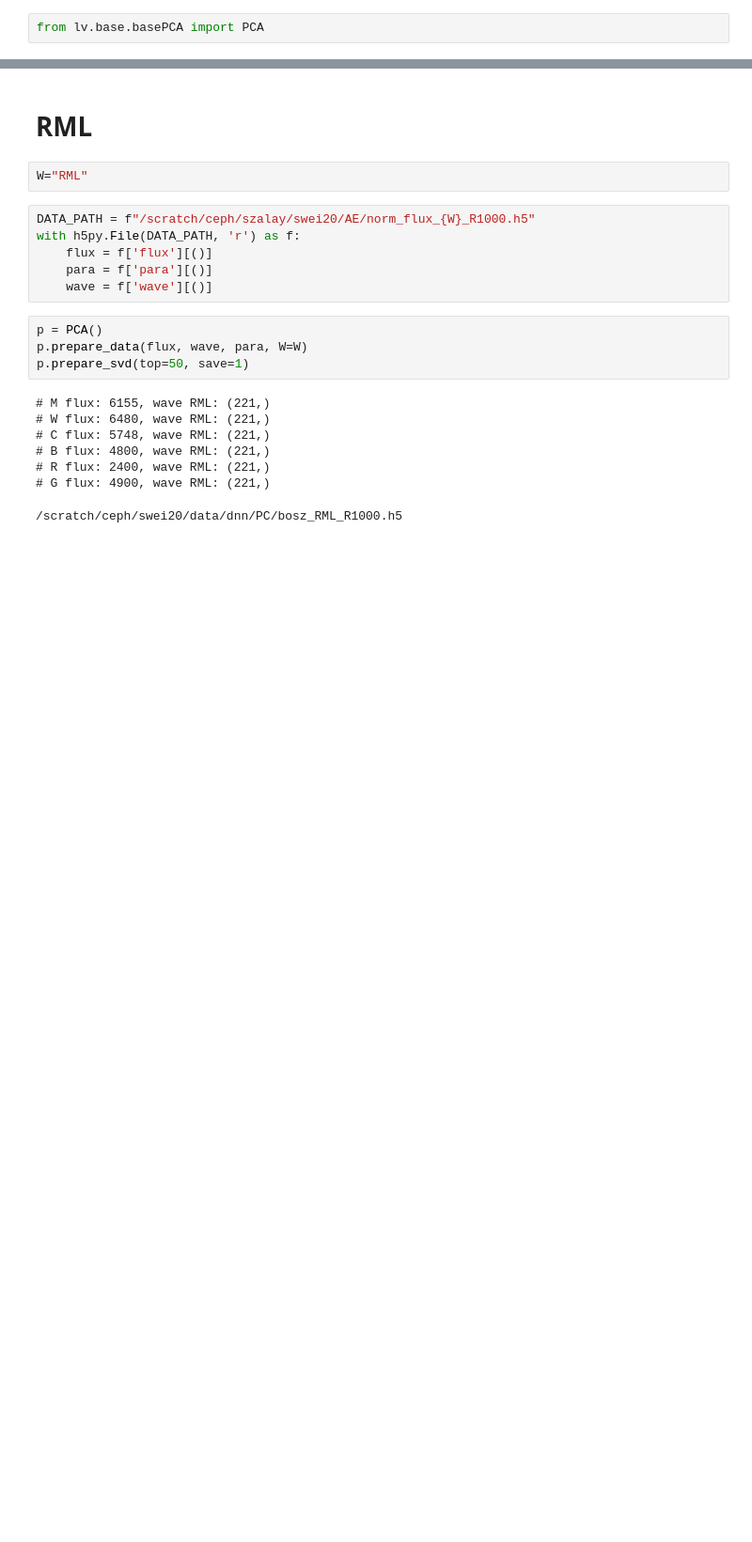
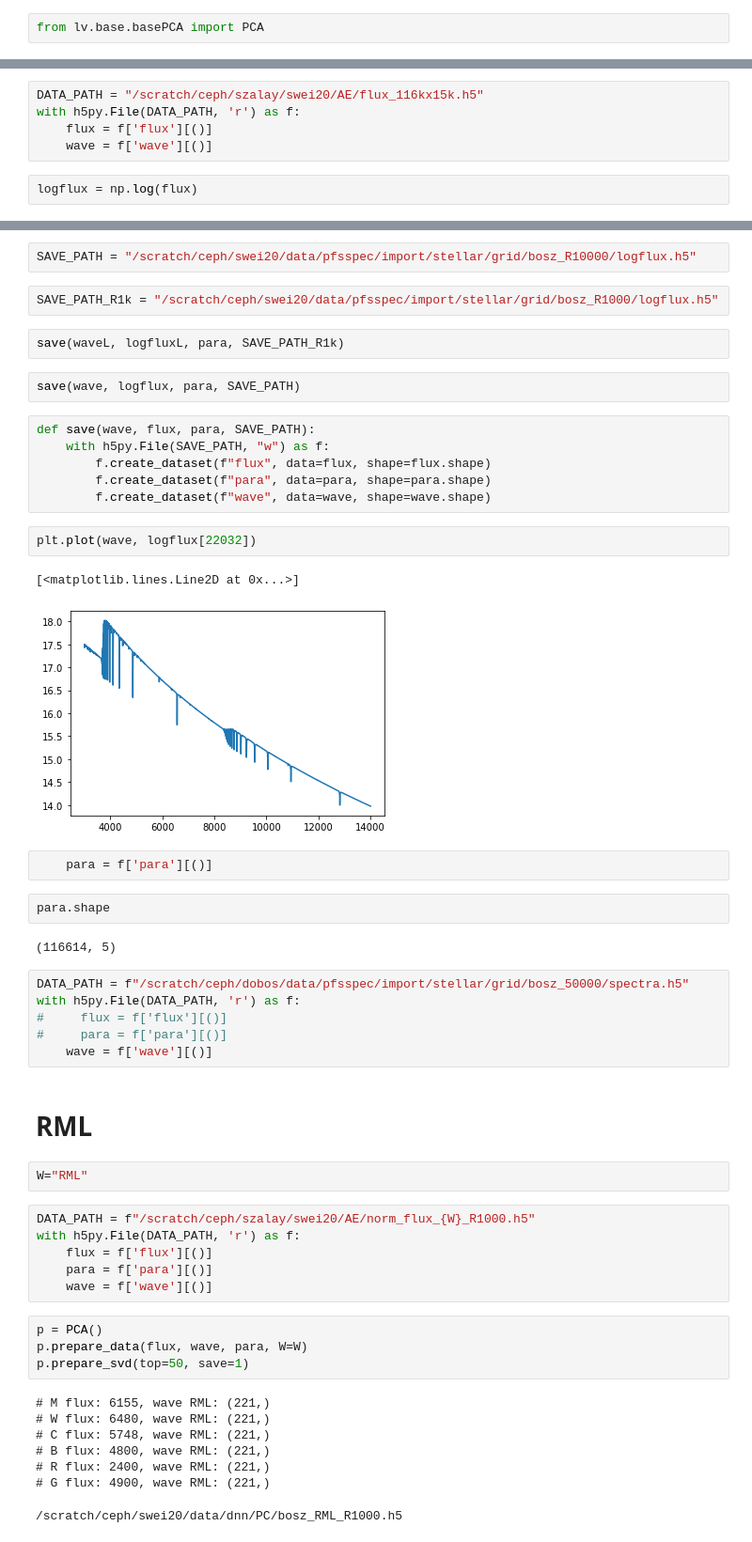
Before and after one commit to ViskaWei/LV, a Jupyter notebook: nb/RMLL_PCA.ipynb, the cells around one changed output, grey strips where cells are left out. Shown at 94% size. Saved outputs shown, nothing was run; the diff lists cells and outputs as text; blank space fills up the shorter version.

```diff
--- a/nb/RMLL_PCA.ipynb
+++ b/nb/RMLL_PCA.ipynb
@@ -21,0 +31,7 @@ from lv.base.basePCA import PCA
+# %%
+DATA_PATH = "/scratch/ceph/szalay/swei20/AE/flux_116kx15k.h5"
+with h5py.File(DATA_PATH, 'r') as f:
+    flux = f['flux'][()]
+    wave = f['wave'][()]
+# %%
+logflux = np.log(flux)
@@ -22,3 +54,34 @@ from lv.base.basePCA import PCA
+# %%
+SAVE_PATH = "/scratch/ceph/swei20/data/pfsspec/import/stellar/grid/bosz_R10000/logflux.h5"
+# %%
+SAVE_PATH_R1k = "/scratch/ceph/swei20/data/pfsspec/import/stellar/grid/bosz_R1000/logflux.h5"
+# %%
+save(waveL, logfluxL, para, SAVE_PATH_R1k)
+# %%
+save(wave, logflux, para, SAVE_PATH)
+# %%
+def save(wave, flux, para, SAVE_PATH):
+    with h5py.File(SAVE_PATH, "w") as f:
+        f.create_dataset(f"flux", data=flux, shape=flux.shape)
+        f.create_dataset(f"para", data=para, shape=para.shape)
+        f.create_dataset(f"wave", data=wave, shape=wave.shape)
+# %%
+plt.plot(wave, logflux[22032])
+# %% [output]
+[<matplotlib.lines.Line2D at 0x...>]
+[figure, added]
+# %%
+    para = f['para'][()]
+# %%
+para.shape
+# %% [output]
+(116614, 5)
+# %%
+DATA_PATH = f"/scratch/ceph/dobos/data/pfsspec/import/stellar/grid/bosz_50000/spectra.h5"
+with h5py.File(DATA_PATH, 'r') as f:
+#     flux = f['flux'][()]
+#     para = f['para'][()]
+    wave = f['wave'][()]
 # %% [markdown]
 # RML
 # %%
```
Also changed, not shown: parts of 9 cells of this notebook, 14 other files.
